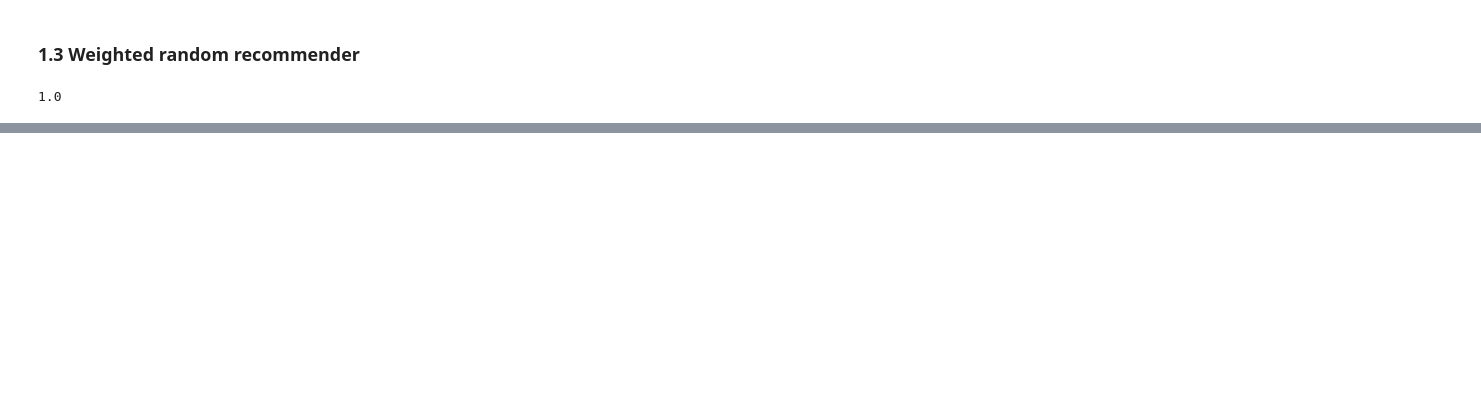
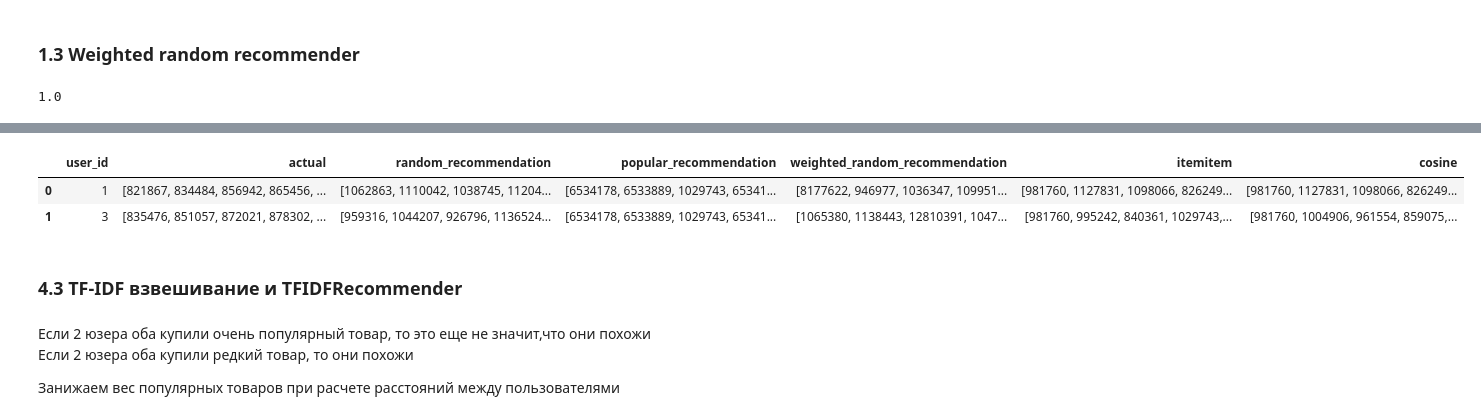
Before and after one commit to VokiVon-P/GB_recommendation, a Jupyter notebook: HW_02/hw_webinar_2.ipynb, the cells around one changed output, grey strips where cells are left out. Cells and saved outputs as stored; diff of their text form; code cells hidden in the pictures; blank space fills up the shorter version.

```diff
--- a/HW_02/hw_webinar_2.ipynb
+++ b/HW_02/hw_webinar_2.ipynb
@@ -278,0 +384,11 @@ test_prediction_at_k(pred_basic)
+# %%
+%%time
+
+result['itemitem'] = result['user_id'].\
+    apply(lambda x: [id_to_itemid[rec[0]] for rec in
+                    model.recommend(userid=userid_to_id[x],
+                                    user_items=sparse_user_item,   # на вход user-item matrix
+                                    N=5,
+                                    filter_already_liked_items=True,
+                                    filter_items=None,
+                                    recalculate_user=True)])
@@ -278,0 +406,14 @@ test_prediction_at_k(pred_basic)
+# %%
+%%time
+
+model = CosineRecommender(K=K, num_threads=0) # K - кол-во билжайших соседей
+
+model.fit(csr_matrix(user_item_matrix).T.tocsr(),
+          show_progress=False)
+
+recs = model.recommend(userid=userid_to_id[1],
+                        user_items=csr_matrix(user_item_matrix).tocsr(),   # на вход user-item matrix
+                        N=5,
+                        filter_already_liked_items=True,
+                        filter_items=None,
+                        recalculate_user=False)
@@ -278,0 +427,11 @@ test_prediction_at_k(pred_basic)
+# %%
+%%time
+
+result['cosine'] = result['user_id'].\
+    apply(lambda x: [id_to_itemid[rec[0]] for rec in
+                    model.recommend(userid=userid_to_id[x],
+                                    user_items=sparse_user_item,   # на вход user-item matrix
+                                    N=5,
+                                    filter_already_liked_items=True,
+                                    filter_items=None,
+                                    recalculate_user=True)])
@@ -278,0 +441,13 @@ test_prediction_at_k(pred_basic)
+# %%
+result.head(2)
+# %% [output]
+|  | user_id | actual | random_recommendation | popular_recommendation | weighted_random_recommendation | itemitem | cosine |
+| 0 | 1 | [821867, 834484, 856942, 865456, ... | [1062863, 1110042, 1038745, 11204... | [6534178, 6533889, 1029743, 65341... | [8177622, 946977, 1036347, 109951... | [981760, 1127831, 1098066, 826249... | [981760, 1127831, 1098066, 826249... |
+| 1 | 3 | [835476, 851057, 872021, 878302, ... | [959316, 1044207, 926796, 1136524... | [6534178, 6533889, 1029743, 65341... | [1065380, 1138443, 12810391, 1047... | [981760, 995242, 840361, 1029743,... | [981760, 1004906, 961554, 859075,... |
+# %% [markdown]
+### 4.3 TF-IDF взвешивание и TFIDFRecommender
+# %% [markdown]
+Если 2 юзера оба купили очень популярный товар, то это еще не значит,что они похожи
+Если 2 юзера оба купили редкий товар, то они похожи
+
+Занижаем вес популярных товаров при расчете расстояний между пользователями
```
Also changed, not shown: parts of 36 cells of this notebook.
